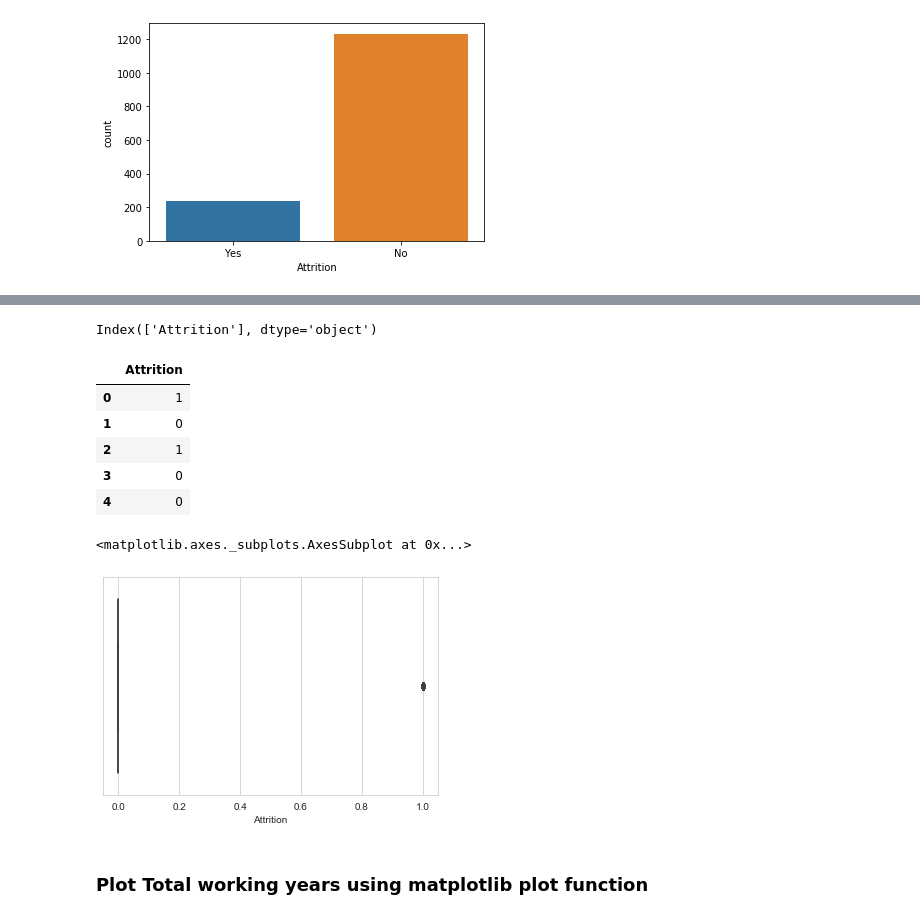
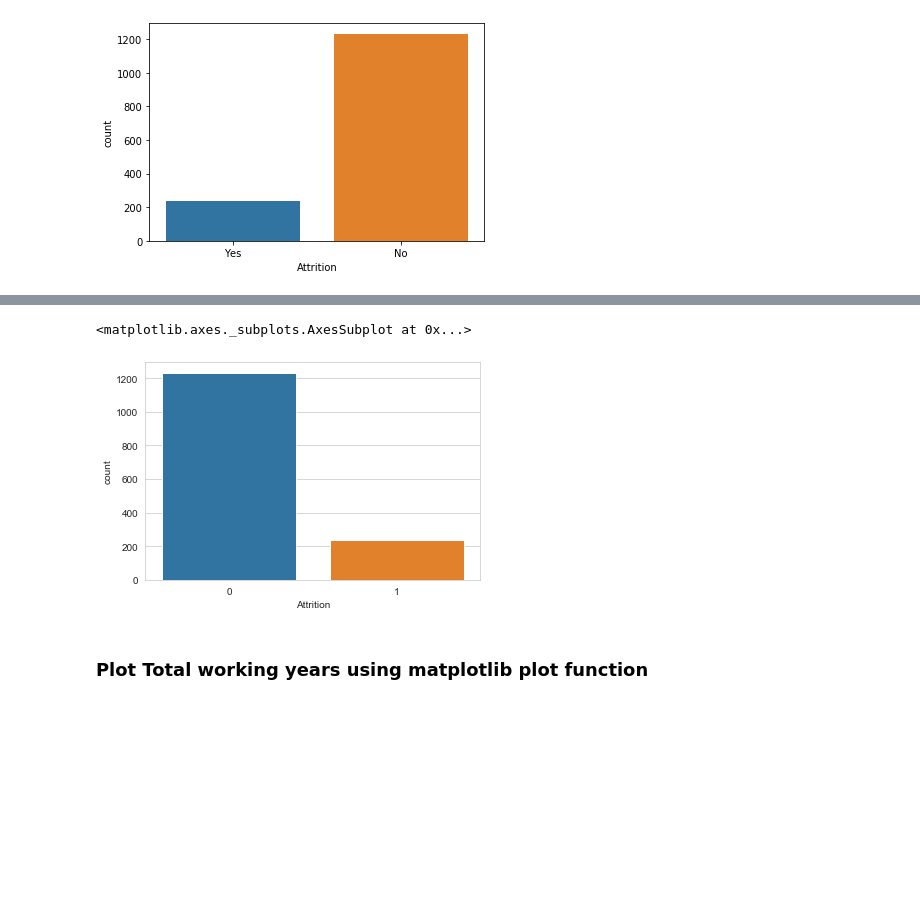
Before and after one commit to chandan3611/bangalore-aug19-batch-chandan3611, a Jupyter notebook: R1-Lab-External_Solution.ipynb, the cells around one changed output, grey strips where cells are left out. Drawn from its saved outputs; the diff is of its cells as text; code cells hidden in the pictures; blank space fills up the shorter version.

```diff
--- a/R1-Lab-External_Solution.ipynb
+++ b/R1-Lab-External_Solution.ipynb
@@ -435,29 +451,8 @@ def Select_Columns(data_frame, column_names):
 # %%
-New_hrDataSet = Select_Columns(hrDataSet, "Attrition")
+sns.countplot(hrDataSet['Attrition'])
+# %% [output]
+<matplotlib.axes._subplots.AxesSubplot at 0x...>
+[figure, added]
-# %%
-New_hrDataSet.columns
-# %% [output]
-Index(['Attrition'], dtype='object')
-# %%
-for col in New_hrDataSet.columns:
-    if New_hrDataSet[col].dtype == 'object':
-        New_hrDataSet[col] = New_hrDataSet[col].astype('category')
-        New_hrDataSet[col] = New_hrDataSet[col].cat.codes
-
-New_hrDataSet.head()
-# %% [output]
-|  | Attrition |
-| 0 | 1 |
-| 1 | 0 |
-| 2 | 1 |
-| 3 | 0 |
-| 4 | 0 |
-# %%
-sns.set_style(style='whitegrid')
-sns.boxplot(New_hrDataSet['Attrition'])
-# %% [output]
-<matplotlib.axes._subplots.AxesSubplot at 0x...>
-[figure, removed]
 # %% [markdown]
 ### Plot Total working years using matplotlib plot function
 # %%
```
Also changed, not shown: parts of 9 cells of this notebook.
